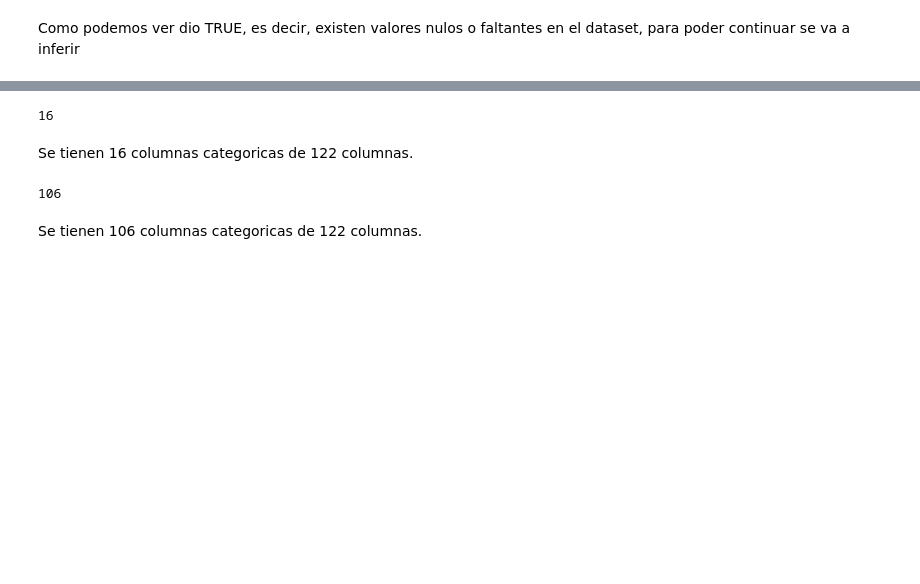
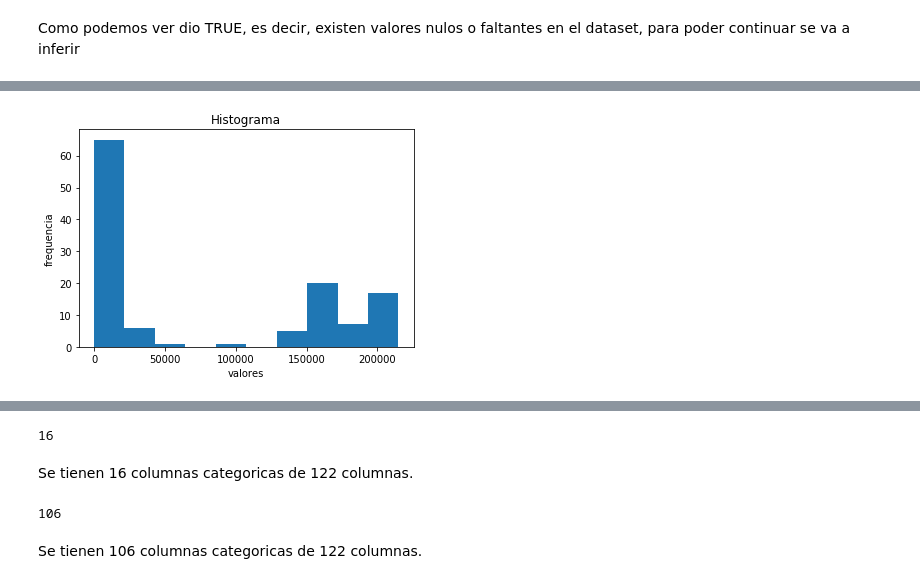
Before and after one commit to GeraldineE/kaggle_home_credit_default_risk, a Jupyter notebook: Kaggle_target_train_test.ipynb, the cells around one changed output, grey strips where cells are left out. Drawn from its saved outputs; the diff is of its cells as text; code cells hidden in the pictures; blank space fills up the shorter version.

```diff
--- a/Kaggle_target_train_test.ipynb
+++ b/Kaggle_target_train_test.ipynb
@@ -79,0 +118,3 @@ Como podemos ver dio TRUE, es decir, existen valores nulos o faltantes en el dat
+# %%
+missing_values=data_train.isnull().sum()
+missing_values.head(100)
@@ -79,0 +139,8 @@ Como podemos ver dio TRUE, es decir, existen valores nulos o faltantes en el dat
+# %%
+missing_values.plot('hist',bins=10)
+plt.ylabel('frequencia')
+plt.xlabel('valores')
+plt.title('Histograma')
+plt.show()
+# %% [output]
+[figure, added]
```
Also changed, not shown: parts of 28 cells of this notebook.
